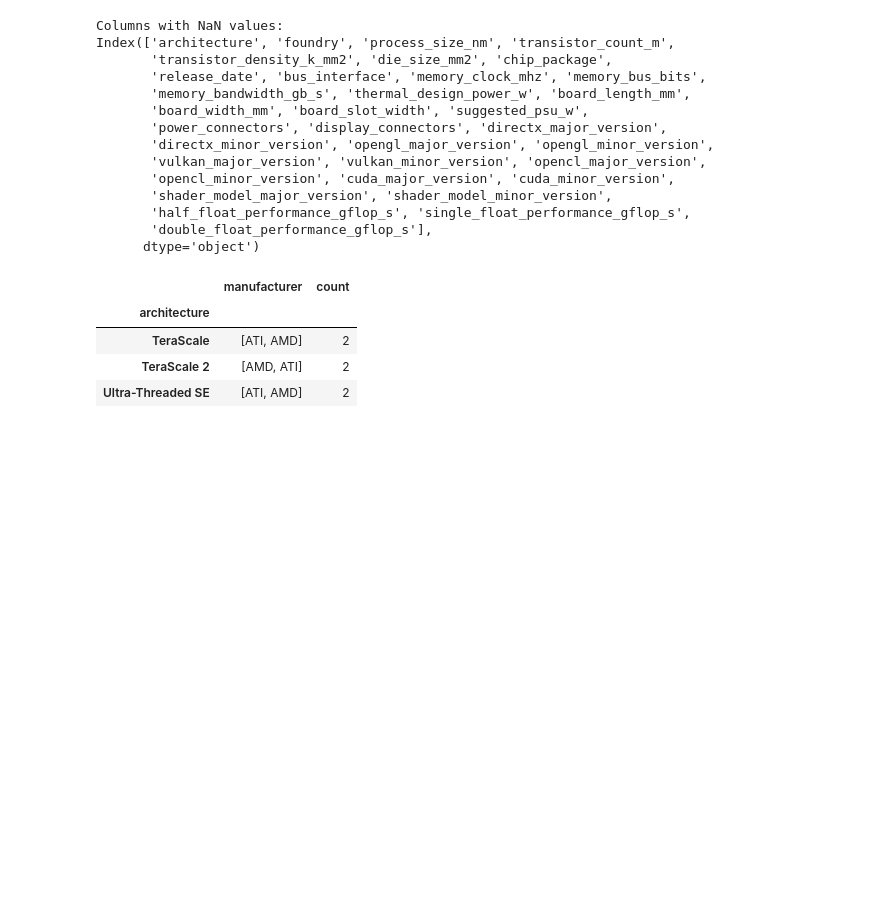
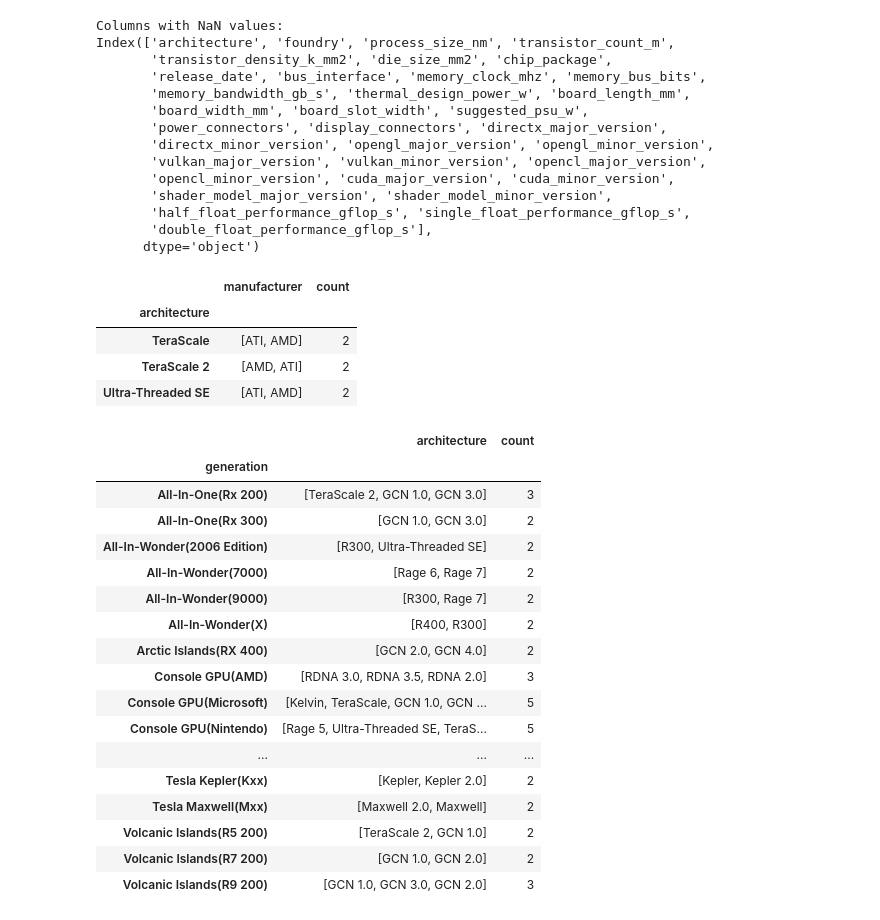
Before and after one commit to abhi-neelam/GPUSpec, a Jupyter notebook: GPUSpecServer/GPUSpecServer/Data/Exploration/eda.ipynb, the cells around one changed output. Saved outputs shown, nothing was run; the diff lists cells and outputs as text; code cells hidden in the pictures; blank space fills up the shorter version.

Commit message:
clean up dataframe and prepare to create sql relationships

```diff
--- a/GPUSpecServer/GPUSpecServer/Data/Exploration/eda.ipynb
+++ b/GPUSpecServer/GPUSpecServer/Data/Exploration/eda.ipynb
@@ -3,7 +3,7 @@ import pandas as pd
 # %%
 pd.set_option('display.max_rows', 500)
 # %%
-df = pd.read_csv("../Source/2025-08.csv")
+df = pd.read_csv("../Source/Raw/2025-08.csv")
 df.info()
 # %% [output]
 <class 'pandas.core.frame.DataFrame'>
@@ -44,18 +44,45 @@ Index(['architecture', 'foundry', 'process_size_nm', 'transistor_count_m',
        'double_float_performance_gflop_s'],
       dtype='object')
 # %%
-def create_association_df(df, primary, secondary):
-    options = df.groupby([primary])[secondary].unique()
-    count = df.groupby([primary])[secondary].nunique()
+def create_association_df(df, parent, child):
+    options = df.groupby([child])[parent].unique()
+    count = df.groupby([child])[parent].nunique()
 
-    association_df = pd.DataFrame(data={f'{secondary}':options,'count':count})
+    association_df = pd.DataFrame(data={f'{parent}':options, 'count':count})
     association_df = association_df[association_df['count']>1]
     return association_df
 # %%
-create_association_df(df, 'architecture', 'manufacturer')
+disp = create_association_df(df, 'manufacturer', 'architecture')
+
+df = df[~((df['manufacturer']=='AMD') & (df['architecture']=='TeraScale'))] # remove all AMD manufactured chips from terascale architecture
+df = df[~((df['manufacturer']=='ATI') & (df['architecture']=='TeraScale 2'))] # remove all ATI manufactured chips from terascale 2 architecture
+df = df[~((df['manufacturer']=='AMD') & (df['architecture']=='Ultra-Threaded SE'))] # remove all AMD manufactured chips from UT SE architecture
+
+disp
 # %% [output]
 |  | manufacturer | count |
 | architecture |  |  |
 | TeraScale | [ATI, AMD] | 2 |
 | TeraScale 2 | [AMD, ATI] | 2 |
 | Ultra-Threaded SE | [ATI, AMD] | 2 |
+# %%
+create_association_df(df, 'architecture', 'generation')
+# %% [output]
+|  | architecture | count |
+| generation |  |  |
+| All-In-One(Rx 200) | [TeraScale 2, GCN 1.0, GCN 3.0] | 3 |
+| All-In-One(Rx 300) | [GCN 1.0, GCN 3.0] | 2 |
+| All-In-Wonder(2006 Edition) | [R300, Ultra-Threaded SE] | 2 |
+| All-In-Wonder(7000) | [Rage 6, Rage 7] | 2 |
+| All-In-Wonder(9000) | [R300, Rage 7] | 2 |
+| All-In-Wonder(X) | [R400, R300] | 2 |
+| Arctic Islands(RX 400) | [GCN 2.0, GCN 4.0] | 2 |
+| Console GPU(AMD) | [RDNA 3.0, RDNA 3.5, RDNA 2.0] | 3 |
+| Console GPU(Microsoft) | [Kelvin, TeraScale, GCN 1.0, GCN ... | 5 |
+| Console GPU(Nintendo) | [Rage 5, Ultra-Threaded SE, TeraS... | 5 |
+| ... | ... | ... |
+| Tesla Kepler(Kxx) | [Kepler, Kepler 2.0] | 2 |
+| Tesla Maxwell(Mxx) | [Maxwell 2.0, Maxwell] | 2 |
+| Volcanic Islands(R5 200) | [TeraScale 2, GCN 1.0] | 2 |
+| Volcanic Islands(R7 200) | [GCN 1.0, GCN 2.0] | 2 |
+| Volcanic Islands(R9 200) | [GCN 1.0, GCN 3.0, GCN 2.0] | 3 |
```
Also changed, not shown: parts of 4 cells of this notebook, 2 other files.
